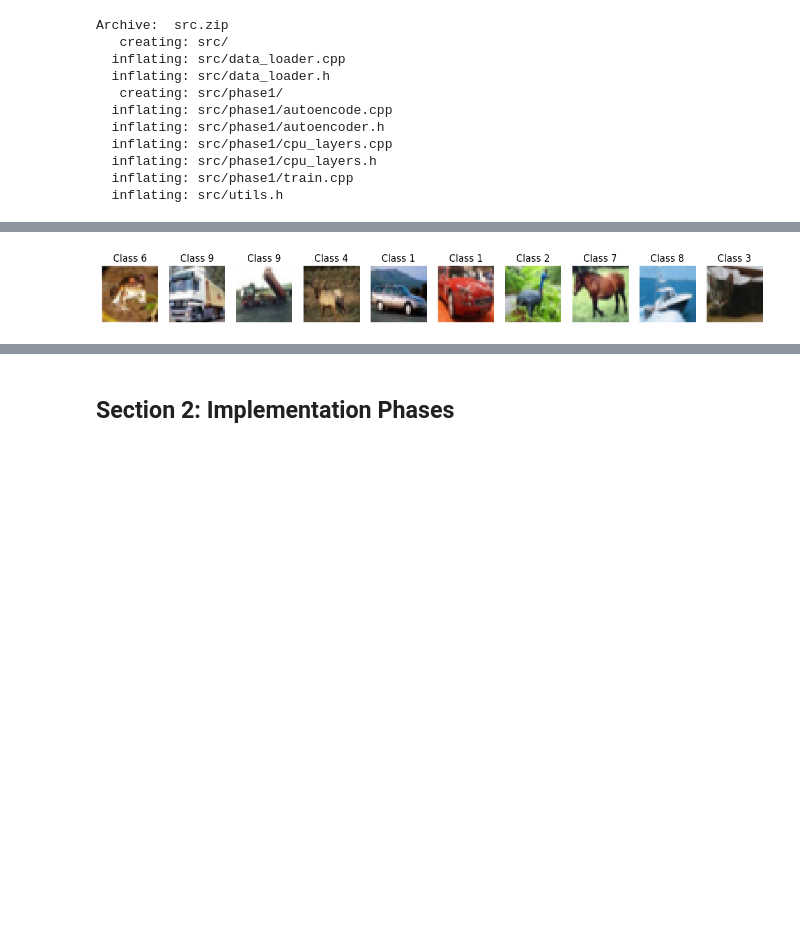
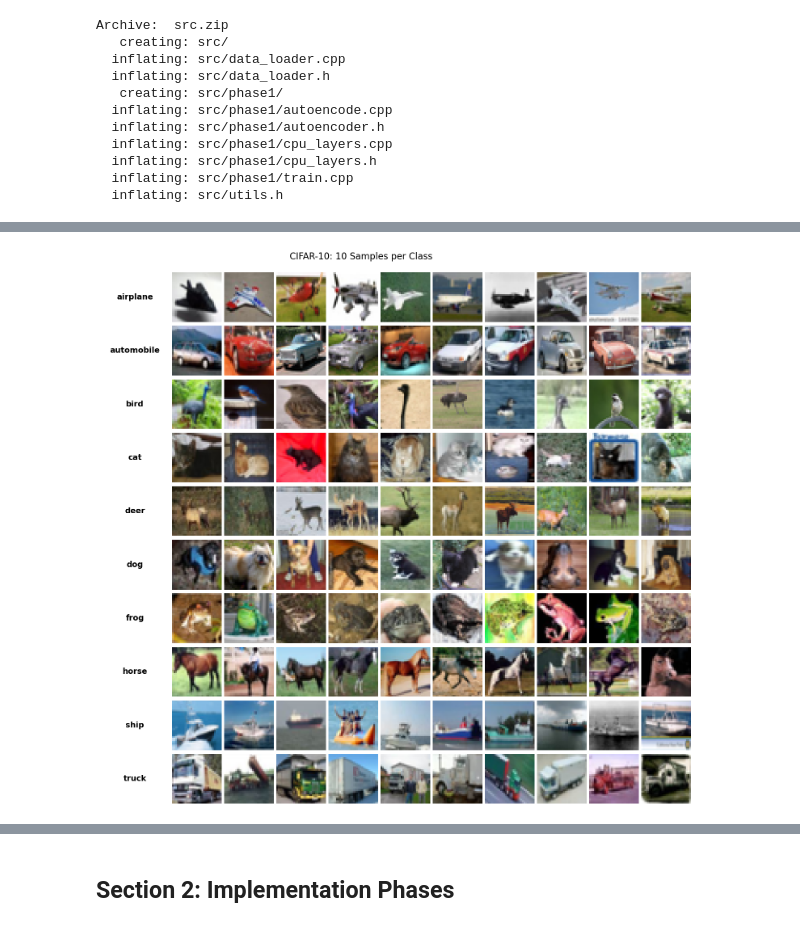
Before and after one commit to dhuyent/ParallelProgramming-Project, a Jupyter notebook: Report.ipynb, the cells around one changed output, grey strips where cells are left out. Saved outputs shown, nothing was run; the diff lists cells and outputs as text; code cells hidden in the pictures; blank space fills up the shorter version.

```diff
--- a/Report.ipynb
+++ b/Report.ipynb
@@ -33,32 +57,77 @@ Archive:  src.zip
 import numpy as np
 import matplotlib.pyplot as plt
 import os
-import tarfile
 
-# 1. Download & Extract Dataset
+# CIFAR-10 class names
+class_names = [
+    "airplane", "automobile", "bird", "cat", "deer",
+    "dog", "frog", "horse", "ship", "truck"
+]
+
+# Download if needed
 if not os.path.exists('data/cifar-10-batches-bin'):
     print("Downloading CIFAR-10...")
     !wget -q -P data https://www.cs.toronto.edu/~kriz/cifar-10-binary.tar.gz
     !tar -xvf data/cifar-10-binary.tar.gz -C data/
-    print("Dataset prepared.")
+    print("Dataset ready.")
 
-# 2. Visualize Samples (Python Helper)
-def show_samples():
-    # Helper to read a few binary bytes for visualization only
-    # (Note: The C++ code handles the actual training data loading)
-    with open('data/cifar-10-batches-bin/data_batch_1.bin', 'rb') as f:
-        data = np.frombuffer(f.read(), dtype=np.uint8)
-    # Reshape logic for CIFAR binary format (N, 3073)
-    raw = data.reshape(-1, 3073)
-    imgs = raw[:, 1:].reshape(-1, 3, 32, 32).transpose(0, 2, 3, 1)
+def show_samples_per_class():
+    all_images, all_labels = [], []
 
-    fig, axes = plt.subplots(1, 10, figsize=(15, 2))
-    for i, ax in enumerate(axes):
-        ax.imshow(imgs[i])
-        ax.axis('off')
-        ax.set_title(f"Class {raw[i, 0]}")
+    # Load 5 training batches
+    for i in range(1, 6):
+        path = f"data/cifar-10-batches-bin/data_batch_{i}.bin"
+        with open(path, 'rb') as f:
+            data = np.frombuffer(f.read(), dtype=np.uint8)
+        raw = data.reshape(-1, 3073)
+        labels = raw[:, 0]
+        images = raw[:, 1:].reshape(-1, 3, 32, 32).transpose(0,2,3,1)
+
+        all_labels.append(labels)
+        all_images.append(images)
+
+    all_labels = np.concatenate(all_labels)
+    all_images = np.concatenate(all_images)
+
+    # Collect 10 samples per class
+    samples = {c: [] for c in range(10)}
+    for img, lbl in zip(all_images, all_labels):
+        if len(samples[lbl]) < 10:
+            samples[lbl].append(img)
+        if all(len(samples[c]) == 10 for c in range(10)):
+            break
+
+    # → FIX HERE: widen first column
+    fig, axes = plt.subplots(
+        10, 11,
+        figsize=(17, 14),
+        gridspec_kw={'width_ratios': [1.4] + [1]*10}
+    )
+
+    plt.subplots_adjust(wspace=0.05, hspace=0.06,
+                        left=0.12, right=0.98, top=0.96, bottom=0.02)
+
+    for cls in range(10):
+        # label column
+        ax_label = axes[cls, 0]
+        ax_label.axis("off")
+        ax_label.text(
+            0.5, 0.5,
+            class_names[cls],
+            ha='center', va='center',
+            fontsize=14, fontweight='bold',
+            transform=ax_label.transAxes
+        )
+
+        # images
+        for j in range(10):
+            ax = axes[cls, j+1]
+            ax.imshow(samples[cls][j])
+            ax.axis("off")
+
+    fig.suptitle("CIFAR-10: 10 Samples per Class", fontsize=16, y=0.995)
     plt.show()
 
-print("Sample images from CIFAR-10:")
-show_samples()
+
+show_samples_per_class()
 # %% [output]
@@ -77 +134 @@ Sample images from CIFAR-10:
-[figure, old version]
+[figure, new version]
```
Also changed, not shown: parts of 15 cells of this notebook, 1 other file.
